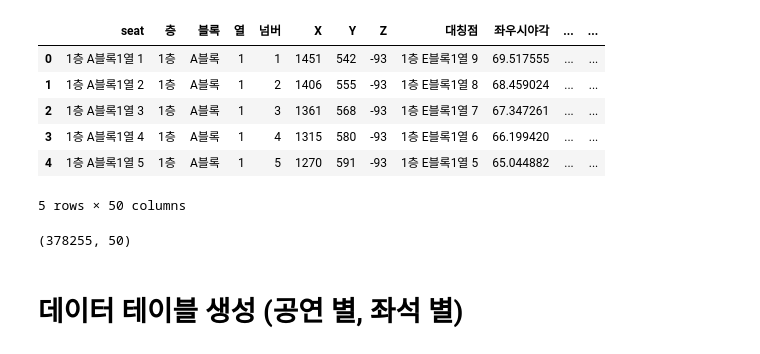
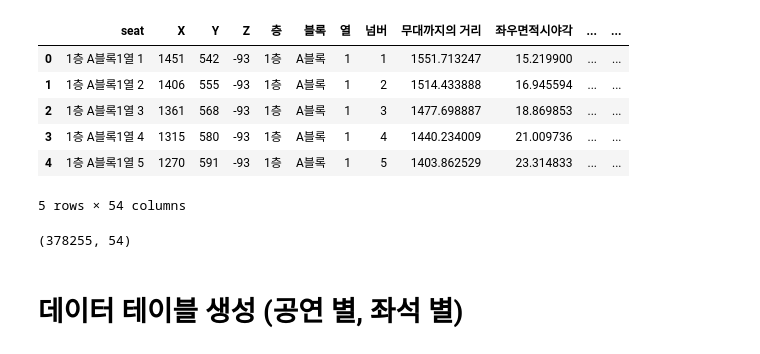
Before and after one commit to yonghyeun/BigContest-CocenrtHall, a Jupyter notebook: preprocessing/10. 공연 별, 좌석 별 요약 테이블 생성.ipynb, the cells around one changed output. Saved outputs shown, nothing was run; the diff lists cells and outputs as text; code cells hidden in the pictures.

```diff
--- a/preprocessing/10. 공연 별, 좌석 별 요약 테이블 생성.ipynb
+++ b/preprocessing/10. 공연 별, 좌석 별 요약 테이블 생성.ipynb
@@ -11,18 +11,18 @@ plt.rc('axes' , unicode_minus = False)
 warnings.filterwarnings(action = 'ignore')
 # %%
 df = pd.read_parquet("C:/Users/whileduck/Desktop/Github/Concert-Hall-Price-Model/data/거래까지걸린시간_추가_클래식_데이터.parquet")
-seat_information = pd.read_csv("C:/Users/whileduck/Desktop/Github/Concert-Hall-Price-Model/data/seat_information_angle_ver2.csv")
+seat_information = pd.read_csv("C:/Users/whileduck/Desktop/Github/Concert-Hall-Price-Model/data/seat_information_angle_ver3.csv")
 display(df.head())
 print(df.shape)
 # %% [output]
-|  | seat | 층 | 블록 | 열 | 넘버 | X | Y | Z | 대칭점 | 좌우시야각 | ... | ... |
-| 0 | 1층 A블록1열 1 | 1층 | A블록 | 1 | 1 | 1451 | 542 | -93 | 1층 E블록1열 9 | 69.517555 | ... | ... |
-| 1 | 1층 A블록1열 2 | 1층 | A블록 | 1 | 2 | 1406 | 555 | -93 | 1층 E블록1열 8 | 68.459024 | ... | ... |
-| 2 | 1층 A블록1열 3 | 1층 | A블록 | 1 | 3 | 1361 | 568 | -93 | 1층 E블록1열 7 | 67.347261 | ... | ... |
-| 3 | 1층 A블록1열 4 | 1층 | A블록 | 1 | 4 | 1315 | 580 | -93 | 1층 E블록1열 6 | 66.199420 | ... | ... |
-| 4 | 1층 A블록1열 5 | 1층 | A블록 | 1 | 5 | 1270 | 591 | -93 | 1층 E블록1열 5 | 65.044882 | ... | ... |
+|  | seat | X | Y | Z | 층 | 블록 | 열 | 넘버 | 무대까지의 거리 | 좌우면적시야각 | ... | ... |
+| 0 | 1층 A블록1열 1 | 1451 | 542 | -93 | 1층 | A블록 | 1 | 1 | 1551.713247 | 15.219900 | ... | ... |
+| 1 | 1층 A블록1열 2 | 1406 | 555 | -93 | 1층 | A블록 | 1 | 2 | 1514.433888 | 16.945594 | ... | ... |
+| 2 | 1층 A블록1열 3 | 1361 | 568 | -93 | 1층 | A블록 | 1 | 3 | 1477.698887 | 18.869853 | ... | ... |
+| 3 | 1층 A블록1열 4 | 1315 | 580 | -93 | 1층 | A블록 | 1 | 4 | 1440.234009 | 21.009736 | ... | ... |
+| 4 | 1층 A블록1열 5 | 1270 | 591 | -93 | 1층 | A블록 | 1 | 5 | 1403.862529 | 23.314833 | ... | ... |
-5 rows × 50 columns
+5 rows × 54 columns
-(378255, 50)
+(378255, 54)
 # %% [markdown]
 # **데이터 테이블 생성 (공연 별, 좌석 별)**
 # %%
```
Also changed, not shown: parts of 4 cells of this notebook, 13 other files.
